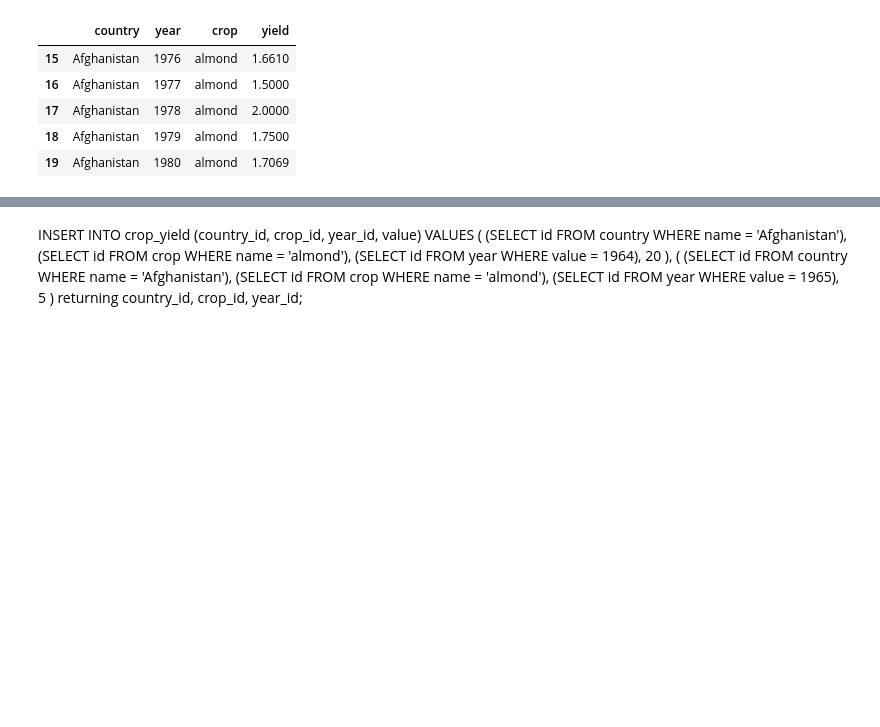
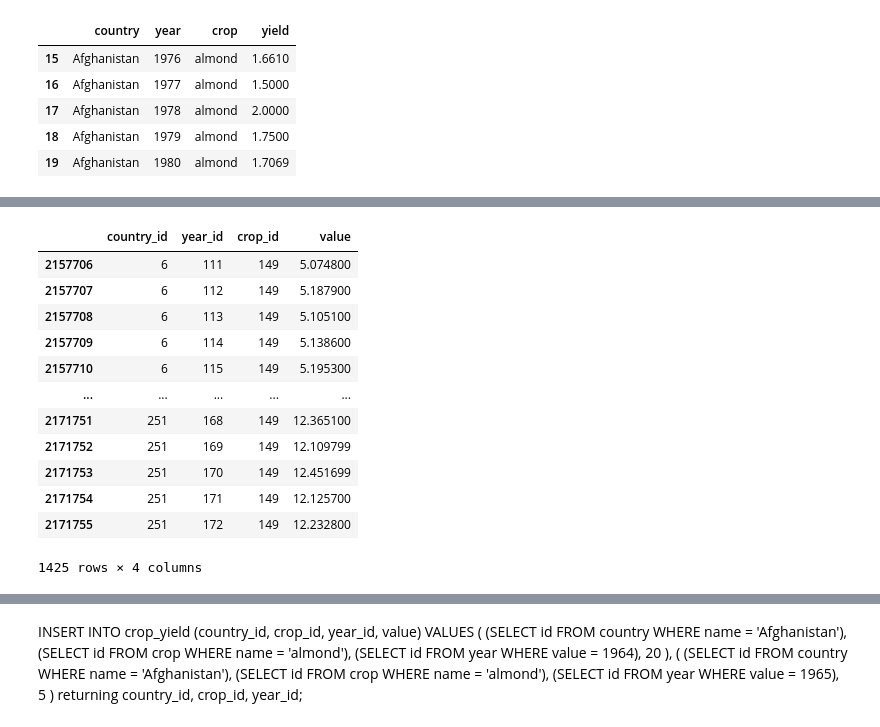
Before and after one commit to nikhil4424/dotnet_datavis_webapp, a Jupyter notebook: database/dataset_preparation.ipynb, the cells around one changed output, grey strips where cells are left out. Drawn from its saved outputs; the diff is of its cells as text; code cells hidden in the pictures; blank space fills up the shorter version.

```diff
--- a/database/dataset_preparation.ipynb
+++ b/database/dataset_preparation.ipynb
@@ -154,0 +154,12 @@ crop_mapping = {name[0]: idx + 1 for idx, name in enumerate(df_crops_unique.valu
+# %%
+df_yields = df_crops_melted.copy()
+# Map country, year and crop names to respective incremental ids
+df_yields["country"] = df_yields["country"].map(country_mapping)
+df_yields["year"] = df_yields["year"].map(year_mapping)
+df_yields["crop"] = df_yields["crop"].map(crop_mapping)
+df_yields.columns = ["country_id", "year_id", "crop_id", "value"]
+
+if saveTableCsvs:
+    df_yields.to_csv(csv_folderpath+"crop_yield.csv", header=["country_id", "year_id", "crop_id", "value"], index=False)
+
+df_yields.sample(5)
@@ -154,0 +173,16 @@ crop_mapping = {name[0]: idx + 1 for idx, name in enumerate(df_crops_unique.valu
+# %%
+df_yields[df_yields['crop_id'] >= 149]
+# %% [output]
+|  | country_id | year_id | crop_id | value |
+| 2157706 | 6 | 111 | 149 | 5.074800 |
+| 2157707 | 6 | 112 | 149 | 5.187900 |
+| 2157708 | 6 | 113 | 149 | 5.105100 |
+| 2157709 | 6 | 114 | 149 | 5.138600 |
+| 2157710 | 6 | 115 | 149 | 5.195300 |
+| ... | ... | ... | ... | ... |
+| 2171751 | 251 | 168 | 149 | 12.365100 |
+| 2171752 | 251 | 169 | 149 | 12.109799 |
+| 2171753 | 251 | 170 | 149 | 12.451699 |
+| 2171754 | 251 | 171 | 149 | 12.125700 |
+| 2171755 | 251 | 172 | 149 | 12.232800 |
+1425 rows × 4 columns
```
Also changed, not shown: parts of 13 cells of this notebook, 4 other files.
